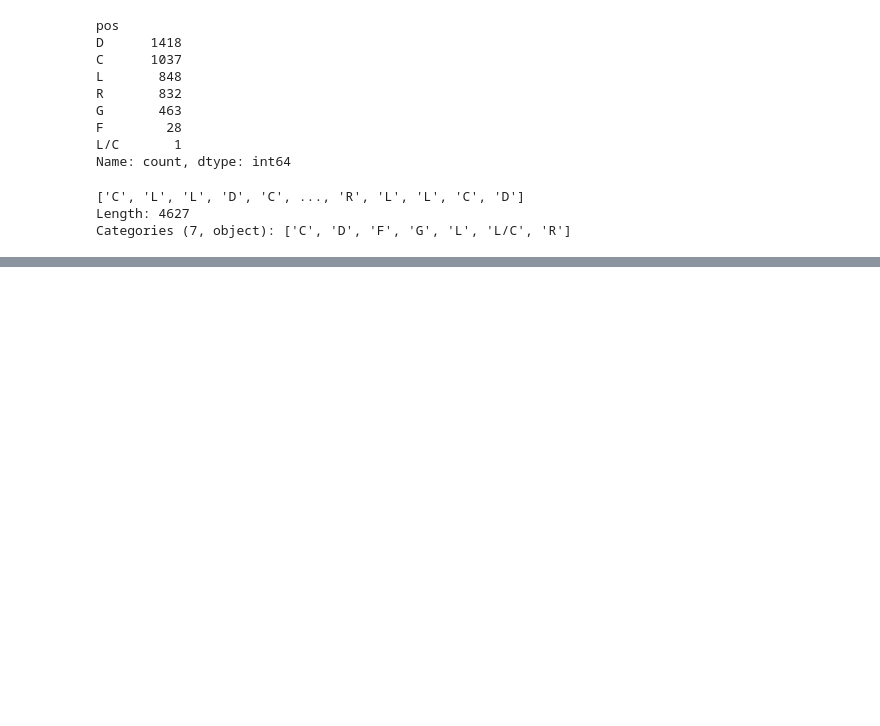
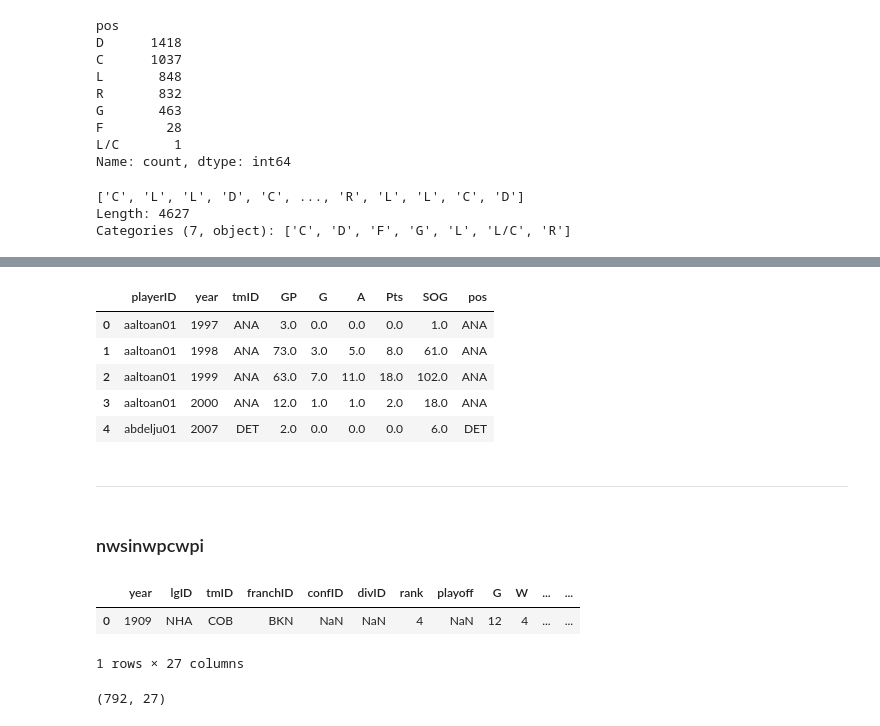
Before and after one commit to Kinetics20/hockey_pandas_practice, a Jupyter notebook: notebooks/prep_dataset.ipynb, the cells around one changed output, grey strips where cells are left out. Saved outputs shown, nothing was run; the diff lists cells and outputs as text; code cells hidden in the pictures; blank space fills up the shorter version.

```diff
--- a/notebooks/prep_dataset.ipynb
+++ b/notebooks/prep_dataset.ipynb
@@ -242,0 +483,11 @@ dtype: object
+# %%
+scoring.reset_index(drop=True, inplace=True)
+# %%
+scoring.head()
+# %% [output]
+|  | playerID | year | tmID | GP | G | A | Pts | SOG | pos |
+| 0 | aaltoan01 | 1997 | ANA | 3.0 | 0.0 | 0.0 | 0.0 | 1.0 | ANA |
+| 1 | aaltoan01 | 1998 | ANA | 73.0 | 3.0 | 5.0 | 8.0 | 61.0 | ANA |
+| 2 | aaltoan01 | 1999 | ANA | 63.0 | 7.0 | 11.0 | 18.0 | 102.0 | ANA |
+| 3 | aaltoan01 | 2000 | ANA | 12.0 | 1.0 | 1.0 | 2.0 | 18.0 | ANA |
+| 4 | abdelju01 | 2007 | DET | 2.0 | 0.0 | 0.0 | 0.0 | 6.0 | DET |
@@ -242,0 +496,4 @@ dtype: object
+# %% [markdown]
+---
+# %% [markdown]
+### nwsinwpcwpi
@@ -242,0 +502,10 @@ dtype: object
+# %%
+teams.head(1)
+# %% [output]
+|  | year | lgID | tmID | franchID | confID | divID | rank | playoff | G | W | ... | ... |
+| 0 | 1909 | NHA | COB | BKN | NaN | NaN | 4 | NaN | 12 | 4 | ... | ... |
+1 rows × 27 columns
+# %%
+teams.loc[(teams['lgID']=='NHL') & (teams['year'] >= 1980)].shape
+# %% [output]
+(792, 27)
```
Also changed, not shown: parts of 51 cells of this notebook, 4 other files.
